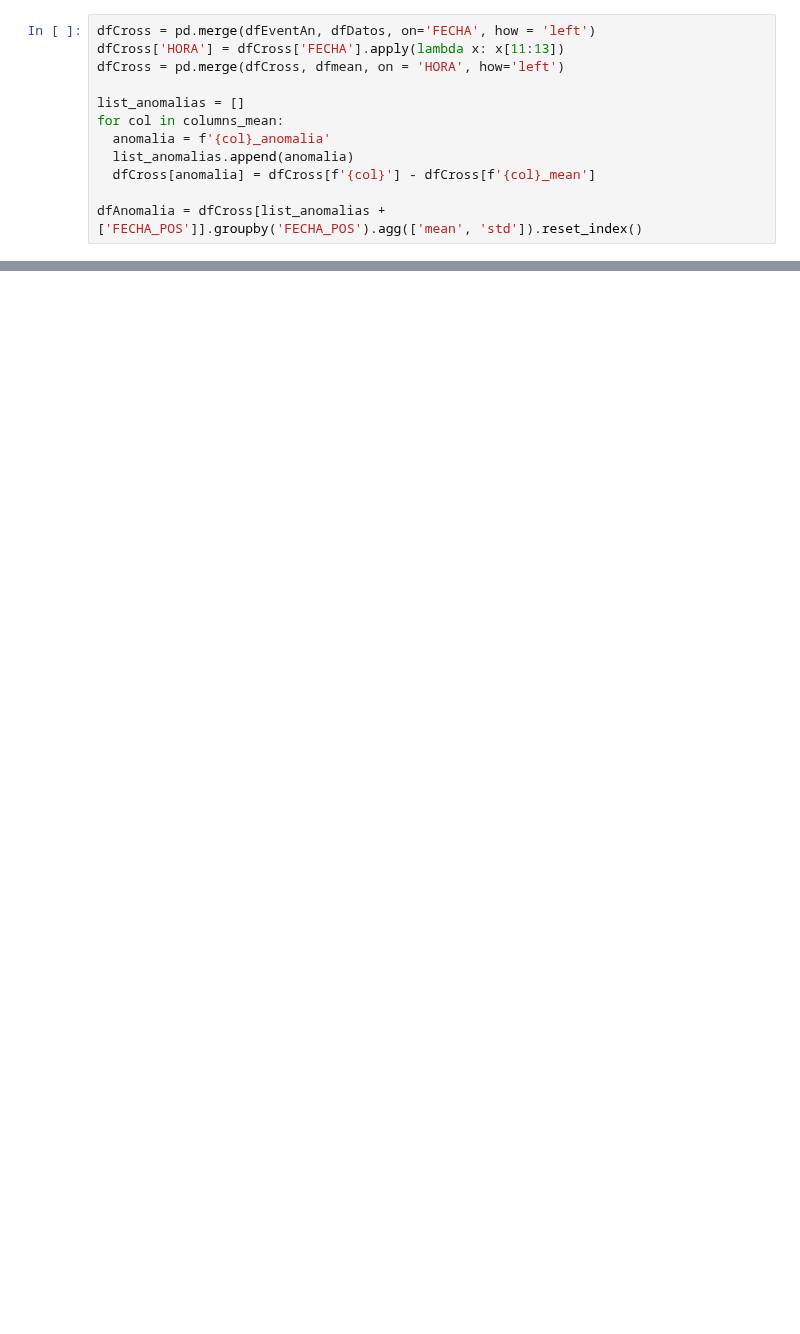
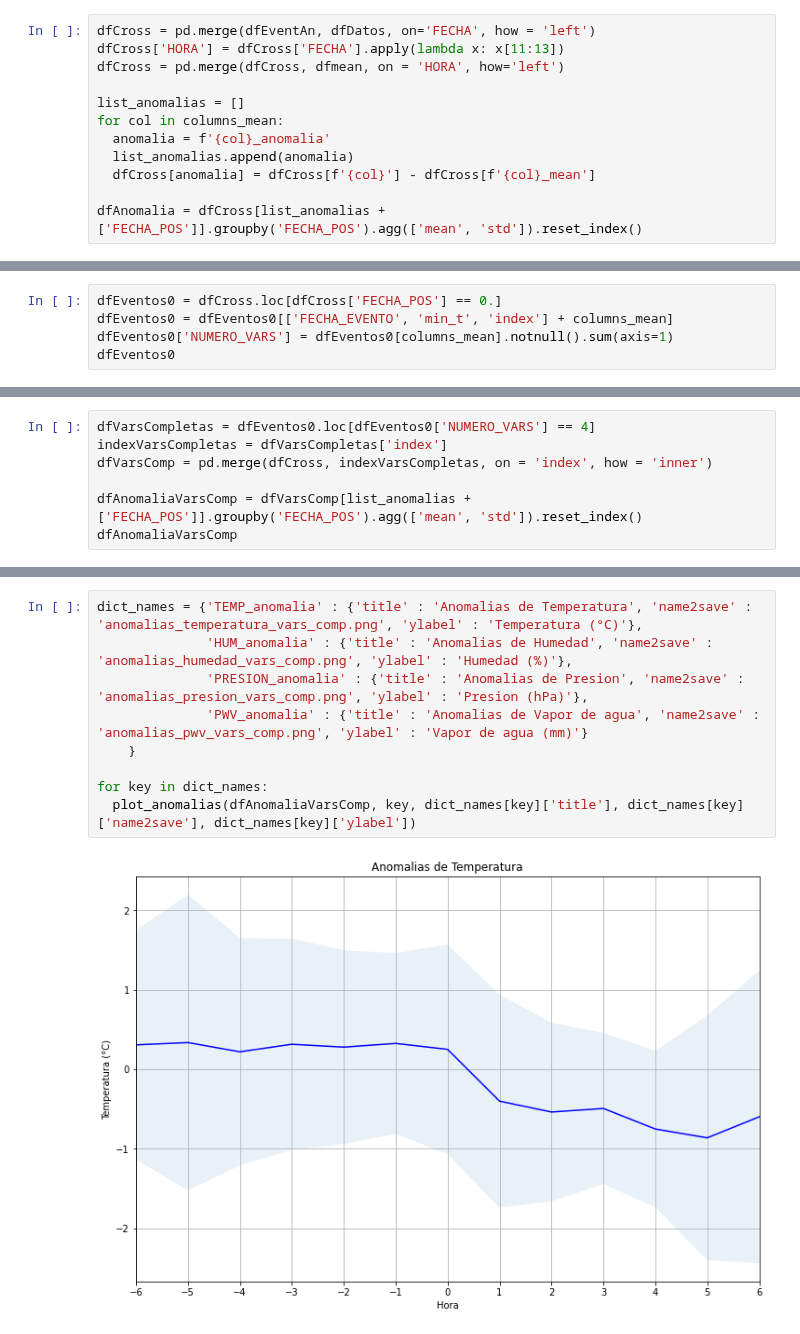
Before and after one commit to chris051091/Seminario-3, a Jupyter notebook: anomalias/src/Anomalias_palanquero.ipynb, the cells around one changed output, grey strips where cells are left out. Saved outputs shown, nothing was run; the diff lists cells and outputs as text; blank space fills up the shorter version.

```diff
--- a/anomalias/src/Anomalias_palanquero.ipynb
+++ b/anomalias/src/Anomalias_palanquero.ipynb
@@ -212,0 +204,5 @@ for key in dict_names:
+# %%
+dfEventos0 = dfCross.loc[dfCross['FECHA_POS'] == 0.]
+dfEventos0 = dfEventos0[['FECHA_EVENTO', 'min_t', 'index'] + columns_mean]
+dfEventos0['NUMERO_VARS'] = dfEventos0[columns_mean].notnull().sum(axis=1)
+dfEventos0
@@ -212,0 +235,7 @@ for key in dict_names:
+# %%
+dfVarsCompletas = dfEventos0.loc[dfEventos0['NUMERO_VARS'] == 4]
+indexVarsCompletas = dfVarsCompletas['index']
+dfVarsComp = pd.merge(dfCross, indexVarsCompletas, on = 'index', how = 'inner')
+
+dfAnomaliaVarsComp = dfVarsComp[list_anomalias + ['FECHA_POS']].groupby('FECHA_POS').agg(['mean', 'std']).reset_index()
+dfAnomaliaVarsComp
@@ -212,0 +258,11 @@ for key in dict_names:
+# %%
+dict_names = {'TEMP_anomalia' : {'title' : 'Anomalias de Temperatura', 'name2save' : 'anomalias_temperatura_vars_comp.png', 'ylabel' : 'Temperatura (°C)'},
+              'HUM_anomalia' : {'title' : 'Anomalias de Humedad', 'name2save' : 'anomalias_humedad_vars_comp.png', 'ylabel' : 'Humedad (%)'},
+              'PRESION_anomalia' : {'title' : 'Anomalias de Presion', 'name2save' : 'anomalias_presion_vars_comp.png', 'ylabel' : 'Presion (hPa)'},
+              'PWV_anomalia' : {'title' : 'Anomalias de Vapor de agua', 'name2save' : 'anomalias_pwv_vars_comp.png', 'ylabel' : 'Vapor de agua (mm)'}
+    }
+
+for key in dict_names:
+  plot_anomalias(dfAnomaliaVarsComp, key, dict_names[key]['title'], dict_names[key]['name2save'], dict_names[key]['ylabel'])
+# %% [output]
+[figure, added]
```
Also changed, not shown: parts of 9 cells of this notebook.
